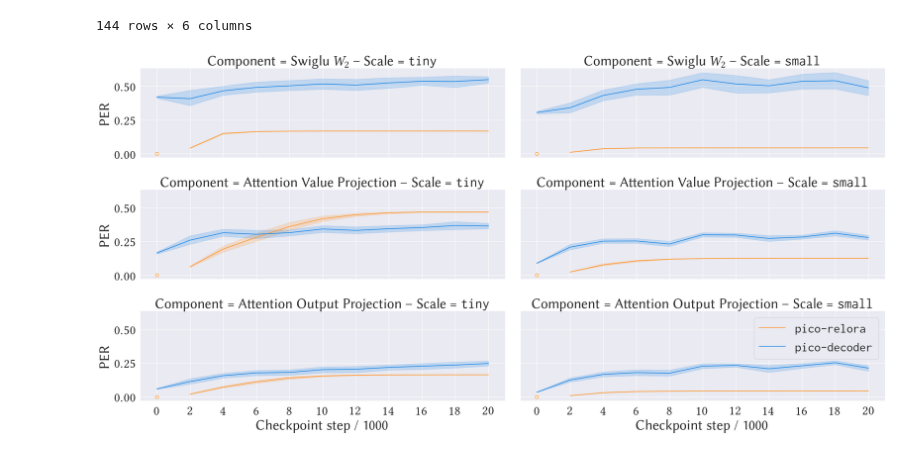
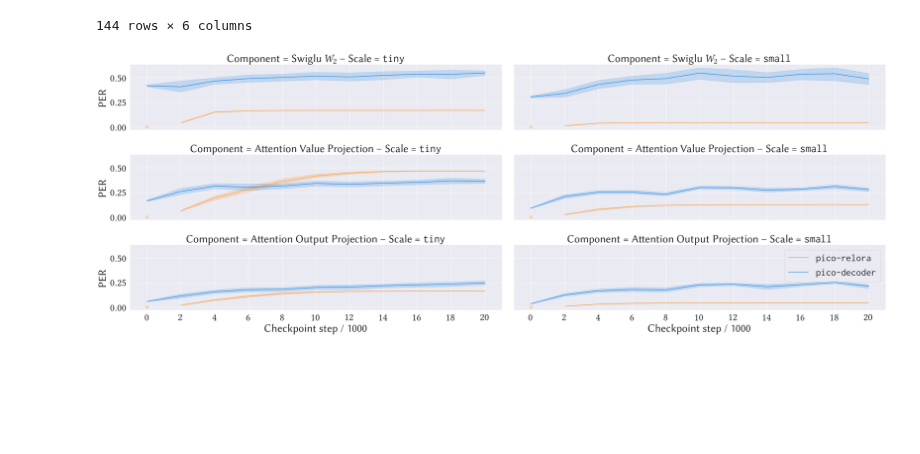
Before and after one commit to Yu-val-weiss/relora-pico, a Jupyter notebook: notebooks/per-grads.ipynb, the cells around one changed output. Drawn from its saved outputs; the diff is of its cells as text; code cells hidden in the pictures; blank space fills up the shorter version.

```diff
--- a/notebooks/per-grads.ipynb
+++ b/notebooks/per-grads.ipynb
@@ -118,7 +118,7 @@ palette = dict(zip(models, colors))
 
 dodge = 0.4
 size = 8
-font_scale = 2.5
+font_scale = 2.6
 
 sns.set_theme(font_scale=font_scale, rc={"axes.grid": "True", "axes.grid.which": "both"})
 
@@ -127,7 +127,7 @@ g = sns.FacetGrid(
     col="Scale",
     row="Component",
     height=4,
-    aspect=3,
+    aspect=4,
     sharey=True,
     sharex=True,
     margin_titles=False,
@@ -140,34 +140,41 @@ def custom_lineplot(data, x, y, hue, **kwargs):
     for h_val in data[hue].unique():
         subset = data[data[hue] == h_val]
         # Plot regular values
-        sns.lineplot(data=subset[~subset[y].isna()], x=x, y=y, color=kwargs["palette"][h_val], label=h_val)
+        sns.lineplot(
+            data=subset[~subset[y].isna()],
+            x=x,
+            y=y,
+            color=kwargs["palette"][h_val],
+            label=h_val,
+            errorbar=("ci", 95),
+        )
         # Plot NaN values with hollow markers
         nan_data = subset[subset[y].isna()]
         if not nan_data.empty:
             plt.plot(
                 nan_data[x],
                 [0] * len(nan_data),  # Plot at bottom of y-axis
                 marker="o",
                 markerfacecolor="white",
                 markeredgecolor=kwargs["palette"][h_val],
                 linestyle="none",
                 label="_nolegend_",
             )
 
 
 g.map_dataframe(custom_lineplot, x="Step", y="PER", hue="Model", palette=palette)
 
 g.set_axis_labels("Checkpoint step / 1000", "PER")
 
 g.set_ylabels()
 
 for idx, ax in enumerate(g.axes.flat):
     steps = per_data["Step"].unique()
     ax.set_xticks(steps)
     if idx == 5:
         ax.legend(bbox_to_anchor=(1, 1), loc="upper right")
 
 plt.savefig("../graphs/per-grads.pdf", bbox_inches="tight")
 plt.show()
 # %% [output]
-[figure, old version]
+[figure, new version]
```
Also changed, not shown: 3 other files.
